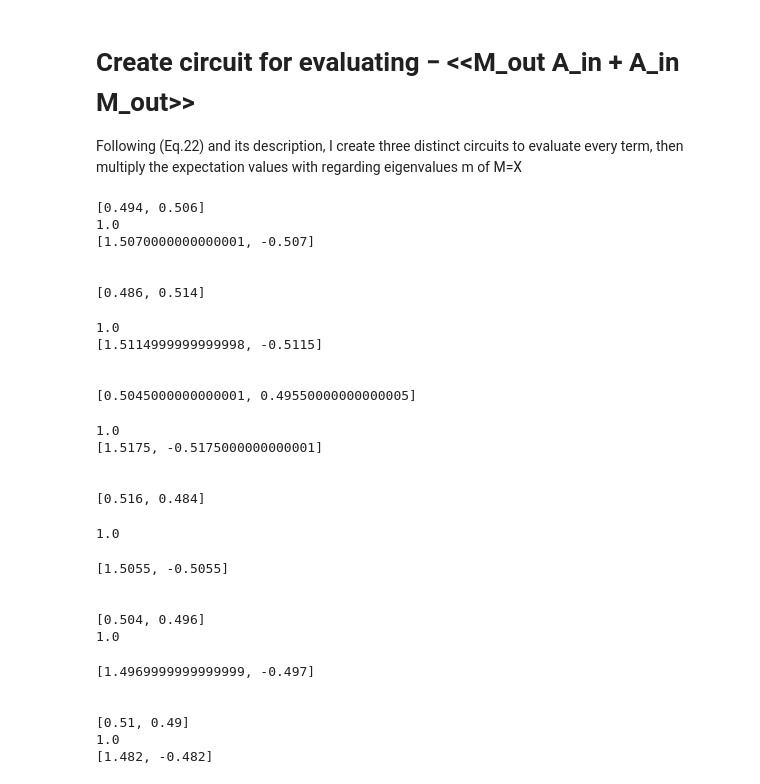
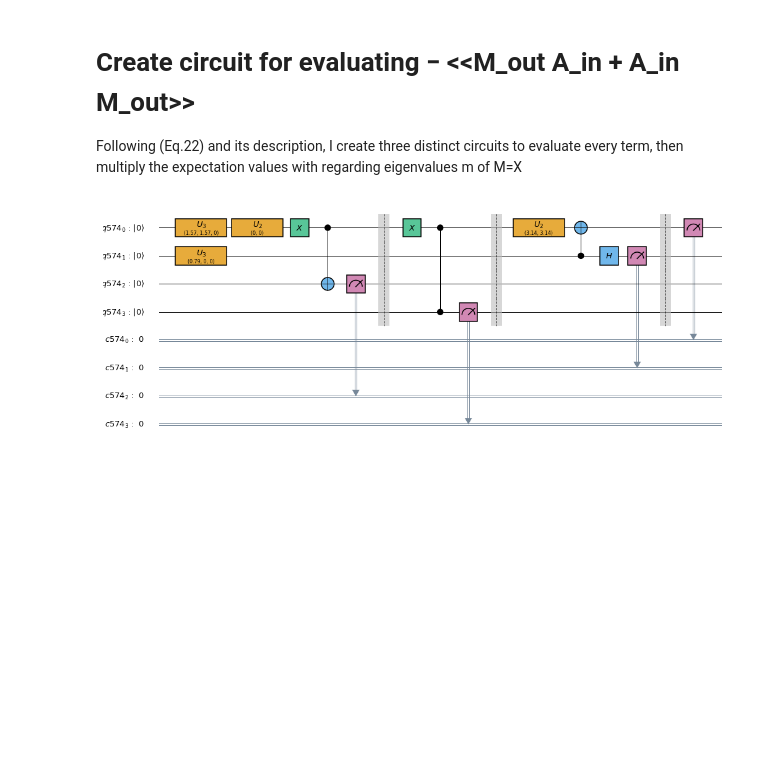
Before and after one commit to MyEntangled/MyEntangled-Blog, a Jupyter notebook: Quantum Programming Projects/Modular Value Measurement/Modular-value Measurement.ipynb, the cells around one changed output. Drawn from its saved outputs; the diff is of its cells as text; code cells hidden in the pictures; blank space fills up the shorter version.

```diff
--- a/Quantum Programming Projects/Modular Value Measurement/Modular-value Measurement.ipynb
+++ b/Quantum Programming Projects/Modular Value Measurement/Modular-value Measurement.ipynb
@@ -60,4 +122,0 @@ def circuit_Mout(pointer_u3_theta):
-# %%
-theta = 0
-circ = circuit_Mout(theta)
-circ.draw(output='latex')
@@ -102,4 +127,0 @@ def circuit_Ain(pointer_u3_theta):
-# %%
-theta = 0
-circ = circuit_Ain(theta)
-circ.draw(output='latex')
@@ -122,20 +129,23 @@ def calculate_Ain(pointer_u3_theta):
 # Create circuit for evaluating − <<M_out A_in + A_in M_out>>
 Following (Eq.22) and its description, I create three distinct circuits to evaluate every term, then multiply the expectation values with regarding eigenvalues m of M=X
 # %%
-def circuit_lastpart(op, pointer_u3_theta):
+def circuit_error_3state(step, theta):
     qr = QuantumRegister(4)
     cr = ClassicalRegister(4)
     circ = QuantumCircuit(qr,cr)
 
     # Initialize system and pointer states
     circ.u3(pi/2, pi/2, 0, qr[0])
-    circ.u3(pointer_u3_theta, 0, 0, qr[1])
+    circ.u3(theta, 0, 0, qr[1])
 
     # Three-state method applied
-    if (op == 1):
+    if (step == 0):
+        # Do nothing
+        circ.iden(qr[0])
+    if (step == 1):
         # A\psi = X\psi
         circ.x(qr[0])
-    if (op == 2):
+    if (step == 2):
         circ.u2(0,0,qr[0])
 
         circ.x(qr[0])
@@ -151,7 +161,7 @@ def circuit_lastpart(op, pointer_u3_theta):
 
 
     # Apply inverted CNOT gate
-    circ.cx(qr[0], qr[1])
+    circ.cx(qr[1], qr[0])
 
     # Measure pointer in M = Pauli X
     circ.h(qr[1])
@@ -187,36 +201,6 @@ def calculate_lastpart(pointer_u3_theta):
-# %%
-for i in range(6):
-    theta = pi*i/10
-    print(calculate_Mout(theta))
-    print(calculate_Ain(theta))
-    print(calculate_lastpart(theta))
-    print("\n")
-# %% [output]
-[0.494, 0.506]
-1.0
-[1.5070000000000001, -0.507]
-
-
-[0.486, 0.514]
-1.0
-[1.5114999999999998, -0.5115]
-
-
-[0.5045000000000001, 0.49550000000000005]
-1.0
-[1.5175, -0.5175000000000001]
-
-
-[0.516, 0.484]
-1.0
-[1.5055, -0.5055]
-
-
-[0.504, 0.496]
-1.0
-[1.4969999999999999, -0.497]
-
-
-[0.51, 0.49]
-1.0
-[1.482, -0.482]
+# %%
+theta = pi/4
+circ = circuit_error_3state(2,theta)
+circ.draw(output='mpl')
+# %% [output]
+[figure, added]
```
Also changed, not shown: parts of 25 cells of this notebook.
